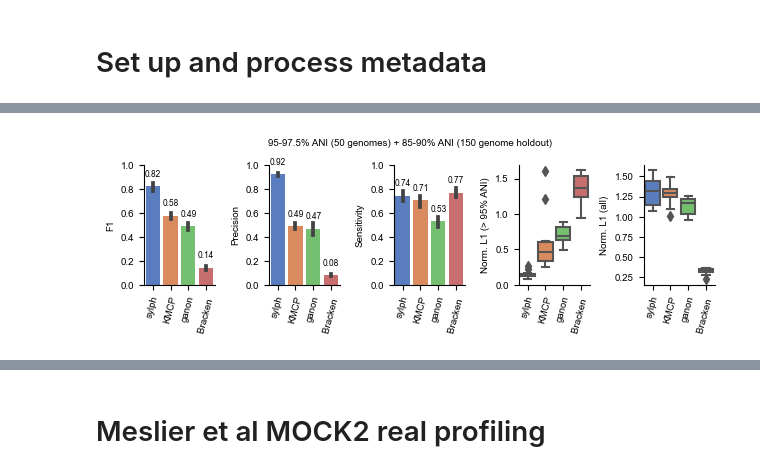
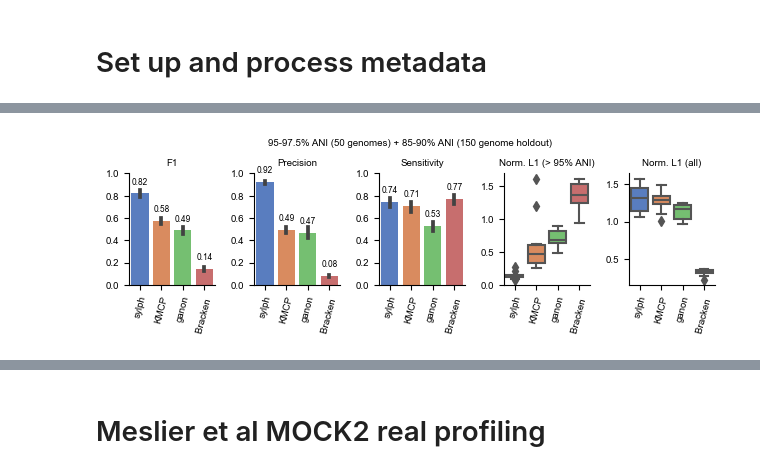
Before and after one commit to bluenote-1577/sylph-test, a Jupyter notebook: profile_analysis.ipynb, the cells around one changed output, grey strips where cells are left out. Drawn from its saved outputs; the diff is of its cells as text; code cells hidden in the pictures.

```diff
--- a/profile_analysis.ipynb
+++ b/profile_analysis.ipynb
@@ -570,37 +570,38 @@ for i, setup in enumerate(test_setups):
             ax.set_ylim([0,1])
         else:
             sns.boxplot(data=data_to_plot, ax=ax, palette="muted")
 
         # Add labels
         ax.set_xticklabels(methods)
         ax.set_ylabel(metric.capitalize())
+        ax.set_ylabel("")
+        ax.set_title(metric.capitalize(),fontsize=7)
         if j == 4:
-            ax.set_ylabel('Norm. L1 (all)')
+            ax.set_title('Norm. L1 (all)', fontsize=7)
         if j == 3:
-            ax.set_ylabel('Norm. L1 (> 95% ANI)')
-
+            ax.set_title('Norm. L1 (> 95% ANI)', fontsize=7)
 
         #if j == 2:
            # ax.set_title(test_setups[i], fontsize=7.0)
 
         # Remove the top and right borders
         sns.despine(ax=ax)
         ax.tick_params(axis='x', rotation=75)
         #if i != 2:
         #    ax.set_xticks([])
     for (k,ax) in enumerate(axes[:3]):
         for p in ax.patches:
             ax.annotate(f'{round(p.get_height(),2)}', (p.get_x() + p.get_width() / 2., p.get_height() + 0.065,),
                     ha='center', va='bottom',fontsize=6)
     # Add one title per row in the middle
     #fig.text(0.5, y_positions[i], setup, ha="center", va="center", fontsize=9)
 fig.text(0.5, 1, test_setups[0], ha='center', va='bottom')
 # Show the grid of plots
 plt.tight_layout()
 plt.savefig('figures/f2-ani_r89_benchmark.svg')
 plt.show()
 # %% [output]
-[figure, old version]
+[figure, new version]
 # %%
 import os
 import glob
```
Also changed, not shown: parts of 7 cells of this notebook, 10 other files.
